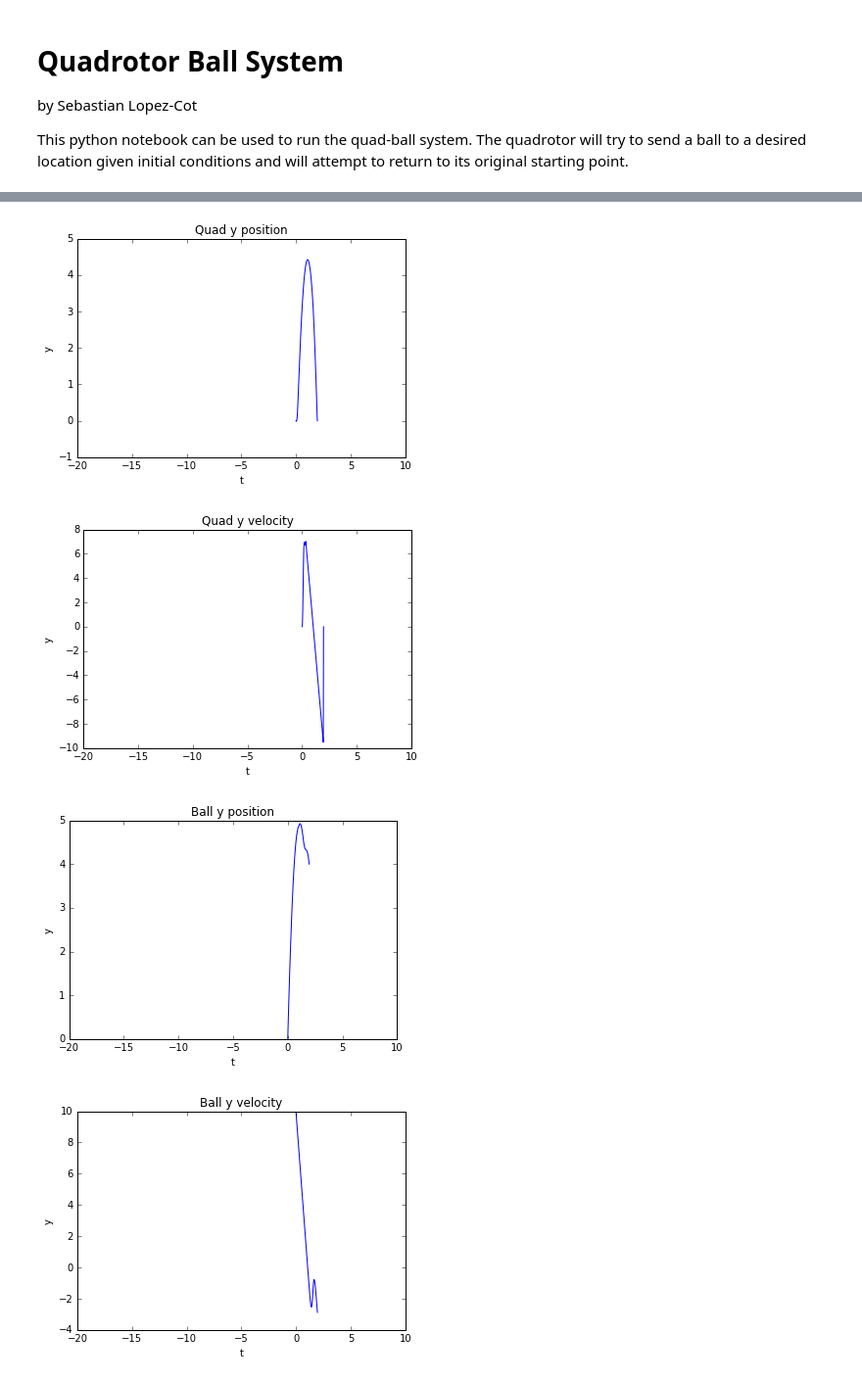
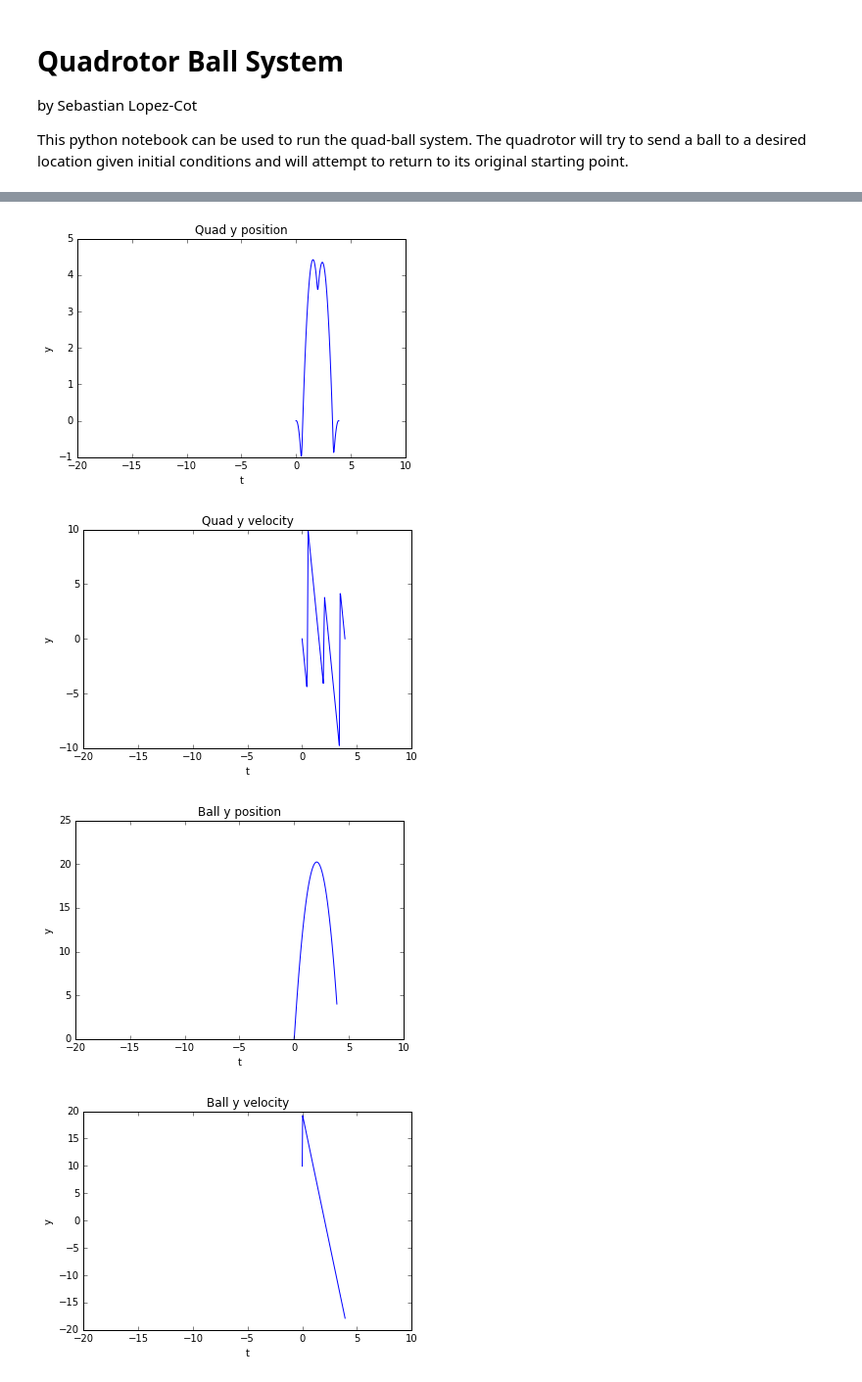
Before and after one commit to sebLopezCot/Quadrotor-Juggling, a Jupyter notebook: quad_ball.ipynb, the cells around one changed output, grey strips where cells are left out. Shown at 98% size. Saved outputs shown, nothing was run; the diff lists cells and outputs as text; code cells hidden in the pictures.

```diff
--- a/quad_ball.ipynb
+++ b/quad_ball.ipynb
@@ -4,6 +4,7 @@ by Sebastian Lopez-Cot
 
 This python notebook can be used to run the quad-ball system. The quadrotor will try to send a ball to a desired location given initial conditions and will attempt to return to its original starting point.
 # %%
+%pylab inline
 %reload_ext autoreload
 %autoreload 2
 
@@ -16,10 +17,11 @@ import scipy as sp
 from pydrake.all import MathematicalProgram
 from pydrake.symbolic import (sin,cos,tanh)
 
-from quad_ball_system import (BallQuadSystem, SystemVisualizer)
+from quad_ball_system import (BallQuadSystem, Quadrotor, Ball, Animator)
+from IPython.display import HTML
 
 # Define the min and max time for the problem
-time_used = 2.0
+time_used = 4.0
 
 # Quad initial conditions
 initial_quad_state = np.zeros(6)
@@ -140,4 +142,17 @@ plt.plot(time_array[0:100], ball_traj[:,2])
 plt.show()
 
 print input_traj
+
+# VISUALIZE
+quad = Quadrotor()
+ball = Ball()
+
+dt = time_array[1] - time_array[0]
+steps = time_array.shape[0] - 1
+
+quad_state = np.reshape(quad_traj[:,0:3], (steps, 3))
+ball_state = np.reshape(ball_traj[:,0:2], (steps, 2))
+
+a = Animator(time_array[0:steps], quad_state, ball_state)
+a.gen_html_animation()
 # %% [output]
@@ -149,4 +165,4 @@ Solve:  SolutionResult.kSolutionFound
-[figure, old version]
+[figure, new version]
-[figure, old version]
+[figure, new version]
-[figure, old version]
+[figure, new version]
-[figure, old version]
+[figure, new version]
```
Also changed, not shown: parts of 1 cell of this notebook, 5 other files.
